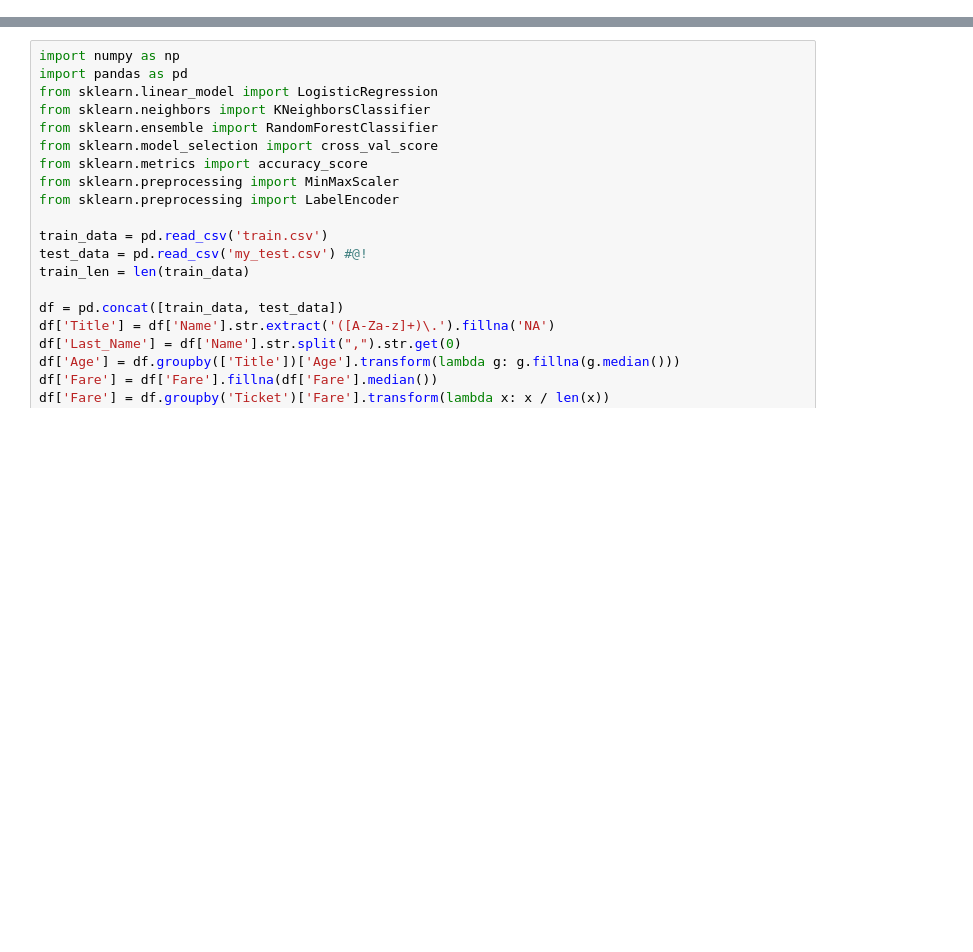
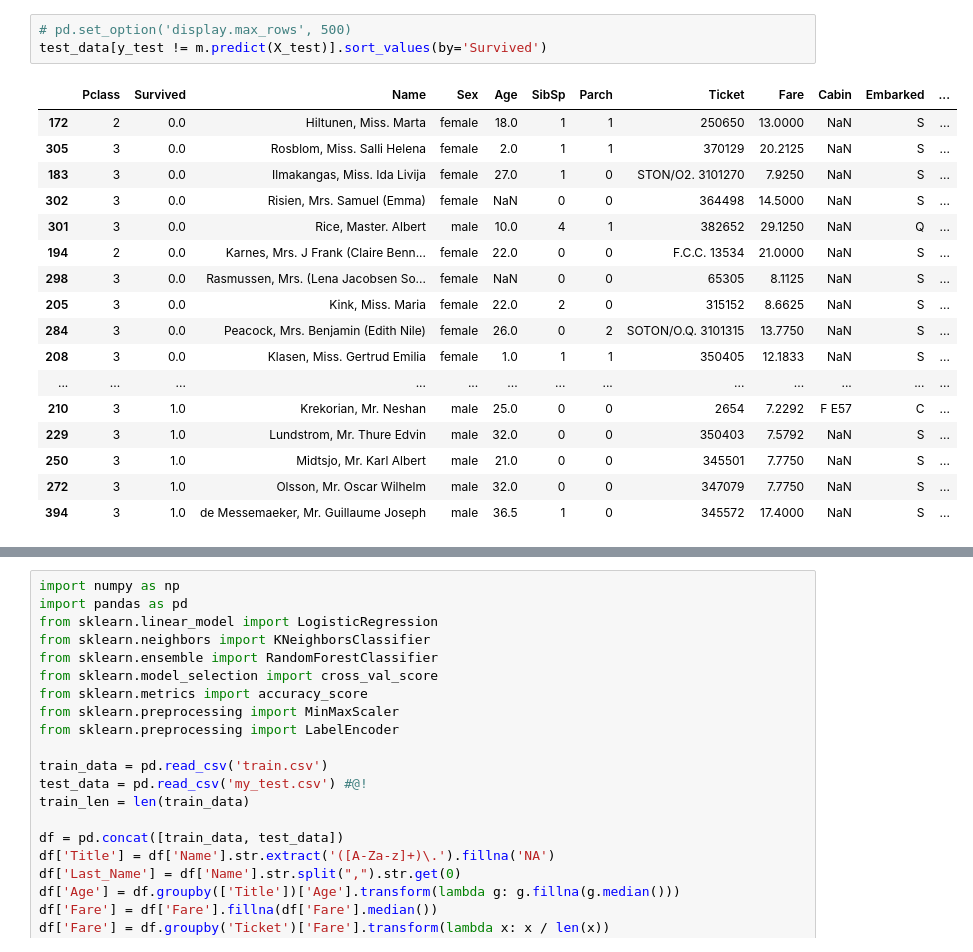
Before and after one commit to MitrofanovDmitry/study, a Jupyter notebook: practice/52 titanic/titanic.ipynb, the cells around one changed output, grey strips where cells are left out. Saved outputs shown, nothing was run; the diff lists cells and outputs as text; blank space fills up the shorter version.

```diff
--- a/practice/52 titanic/titanic.ipynb
+++ b/practice/52 titanic/titanic.ipynb
@@ -65,3 +95,24 @@ accuracy_score(y_test, m.predict(X_test)) #@!
+# %%
+# pd.set_option('display.max_rows', 500)
+test_data[y_test != m.predict(X_test)].sort_values(by='Survived')
+# %% [output]
+|  | Pclass | Survived | Name | Sex | Age | SibSp | Parch | Ticket | Fare | Cabin | Embarked | ... |
+| 172 | 2 | 0.0 | Hiltunen, Miss. Marta | female | 18.0 | 1 | 1 | 250650 | 13.0000 | NaN | S | ... |
+| 305 | 3 | 0.0 | Rosblom, Miss. Salli Helena | female | 2.0 | 1 | 1 | 370129 | 20.2125 | NaN | S | ... |
+| 183 | 3 | 0.0 | Ilmakangas, Miss. Ida Livija | female | 27.0 | 1 | 0 | STON/O2. 3101270 | 7.9250 | NaN | S | ... |
+| 302 | 3 | 0.0 | Risien, Mrs. Samuel (Emma) | female | NaN | 0 | 0 | 364498 | 14.5000 | NaN | S | ... |
+| 301 | 3 | 0.0 | Rice, Master. Albert | male | 10.0 | 4 | 1 | 382652 | 29.1250 | NaN | Q | ... |
+| 194 | 2 | 0.0 | Karnes, Mrs. J Frank (Claire Benn... | female | 22.0 | 0 | 0 | F.C.C. 13534 | 21.0000 | NaN | S | ... |
+| 298 | 3 | 0.0 | Rasmussen, Mrs. (Lena Jacobsen So... | female | NaN | 0 | 0 | 65305 | 8.1125 | NaN | S | ... |
+| 205 | 3 | 0.0 | Kink, Miss. Maria | female | 22.0 | 2 | 0 | 315152 | 8.6625 | NaN | S | ... |
+| 284 | 3 | 0.0 | Peacock, Mrs. Benjamin (Edith Nile) | female | 26.0 | 0 | 2 | SOTON/O.Q. 3101315 | 13.7750 | NaN | S | ... |
+| 208 | 3 | 0.0 | Klasen, Miss. Gertrud Emilia | female | 1.0 | 1 | 1 | 350405 | 12.1833 | NaN | S | ... |
+| ... | ... | ... | ... | ... | ... | ... | ... | ... | ... | ... | ... | ... |
+| 210 | 3 | 1.0 | Krekorian, Mr. Neshan | male | 25.0 | 0 | 0 | 2654 | 7.2292 | F E57 | C | ... |
+| 229 | 3 | 1.0 | Lundstrom, Mr. Thure Edvin | male | 32.0 | 0 | 0 | 350403 | 7.5792 | NaN | S | ... |
+| 250 | 3 | 1.0 | Midtsjo, Mr. Karl Albert | male | 21.0 | 0 | 0 | 345501 | 7.7750 | NaN | S | ... |
+| 272 | 3 | 1.0 | Olsson, Mr. Oscar Wilhelm | male | 32.0 | 0 | 0 | 347079 | 7.7750 | NaN | S | ... |
+| 394 | 3 | 1.0 | de Messemaeker, Mr. Guillaume Joseph | male | 36.5 | 1 | 0 | 345572 | 17.4000 | NaN | S | ... |
 # %%
 from sklearn.model_selection import GridSearchCV
 m = LogisticRegression()
```
Also changed, not shown: parts of 5 cells of this notebook, 1 other file.
